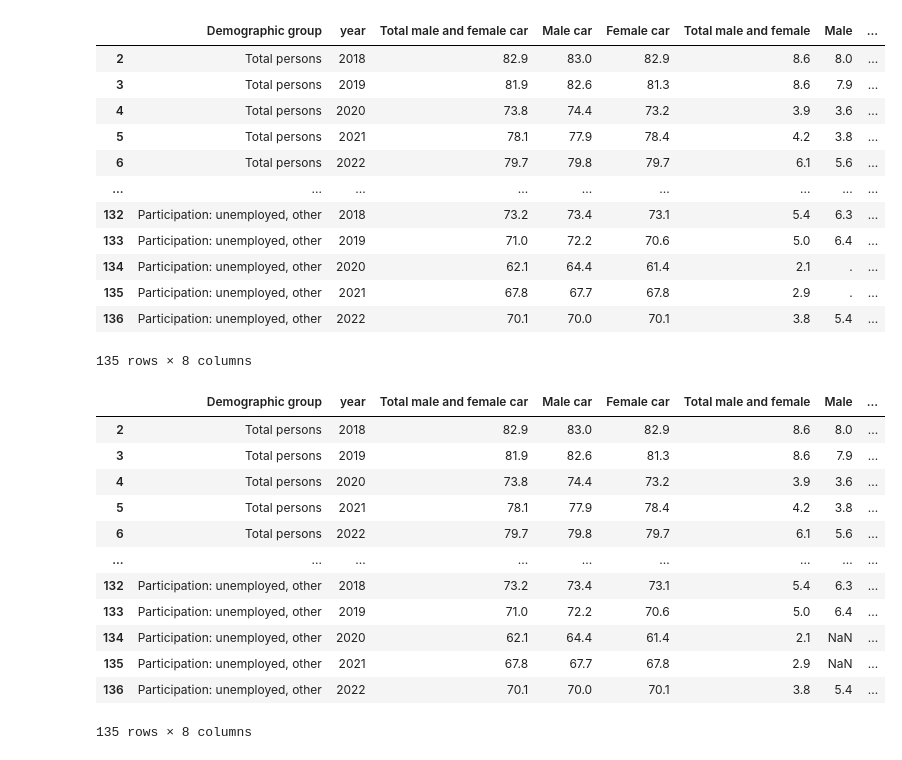
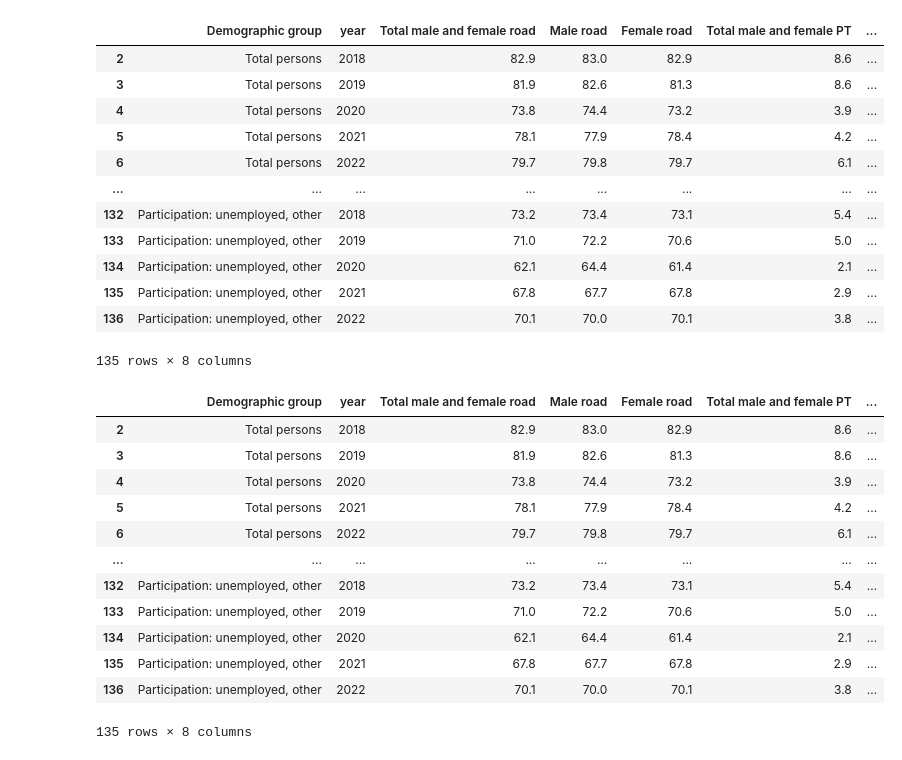
Before and after one commit to YvainRedon/TIL6010-LabAssignments, a Jupyter notebook: Project/Import file code.ipynb, the cells around one changed output. Saved outputs shown, nothing was run; the diff lists cells and outputs as text; code cells hidden in the pictures.

```diff
--- a/Project/Import file code.ipynb
+++ b/Project/Import file code.ipynb
@@ -4,30 +4,32 @@ import plotly.express as px
 # %%
 df = pd.read_csv('Project_dataset_1.csv')
 
 for index in range(1,len(df.columns)):
     if index < 5 and index > 1:
-        mode = ' car'
+        mode = ' road'
+    elif index > 4:
+        mode = ' PT'
     else:
         mode = ''
     df = df.rename({ df.columns[index] : df.iloc[0, index]+mode}, axis = 1)
 df = df.drop(df.index[0:2], axis = 0)
 df = df.rename({'Unnamed: 0' : 'Demographic group'}, axis = 1)
 df = df.rename({'Sex' : 'year'}, axis = 1)
 df = df.drop(137, axis = 0)
 df
 # %% [output]
-|  | Demographic group | year | Total male and female car | Male car | Female car | Total male and female | Male | ... |
-| 2 | Total persons | 2018 | 82.9 | 83.0 | 82.9 | 8.6 | 8.0 | ... |
-| 3 | Total persons | 2019 | 81.9 | 82.6 | 81.3 | 8.6 | 7.9 | ... |
-| 4 | Total persons | 2020 | 73.8 | 74.4 | 73.2 | 3.9 | 3.6 | ... |
-| 5 | Total persons | 2021 | 78.1 | 77.9 | 78.4 | 4.2 | 3.8 | ... |
-| 6 | Total persons | 2022 | 79.7 | 79.8 | 79.7 | 6.1 | 5.6 | ... |
-| ... | ... | ... | ... | ... | ... | ... | ... | ... |
-| 132 | Participation: unemployed, other | 2018 | 73.2 | 73.4 | 73.1 | 5.4 | 6.3 | ... |
-| 133 | Participation: unemployed, other | 2019 | 71.0 | 72.2 | 70.6 | 5.0 | 6.4 | ... |
-| 134 | Participation: unemployed, other | 2020 | 62.1 | 64.4 | 61.4 | 2.1 | . | ... |
-| 135 | Participation: unemployed, other | 2021 | 67.8 | 67.7 | 67.8 | 2.9 | . | ... |
-| 136 | Participation: unemployed, other | 2022 | 70.1 | 70.0 | 70.1 | 3.8 | 5.4 | ... |
+|  | Demographic group | year | Total male and female road | Male road | Female road | Total male and female PT | ... |
+| 2 | Total persons | 2018 | 82.9 | 83.0 | 82.9 | 8.6 | ... |
+| 3 | Total persons | 2019 | 81.9 | 82.6 | 81.3 | 8.6 | ... |
+| 4 | Total persons | 2020 | 73.8 | 74.4 | 73.2 | 3.9 | ... |
+| 5 | Total persons | 2021 | 78.1 | 77.9 | 78.4 | 4.2 | ... |
+| 6 | Total persons | 2022 | 79.7 | 79.8 | 79.7 | 6.1 | ... |
+| ... | ... | ... | ... | ... | ... | ... | ... |
+| 132 | Participation: unemployed, other | 2018 | 73.2 | 73.4 | 73.1 | 5.4 | ... |
+| 133 | Participation: unemployed, other | 2019 | 71.0 | 72.2 | 70.6 | 5.0 | ... |
+| 134 | Participation: unemployed, other | 2020 | 62.1 | 64.4 | 61.4 | 2.1 | ... |
+| 135 | Participation: unemployed, other | 2021 | 67.8 | 67.7 | 67.8 | 2.9 | ... |
+| 136 | Participation: unemployed, other | 2022 | 70.1 | 70.0 | 70.1 | 3.8 | ... |
 135 rows × 8 columns
 # %%
 for row in range(df.shape[0]):
@@ -35,16 +37,16 @@ for row in range(df.shape[0]):
         df.iloc[row,column] = pd.to_numeric(df.iloc[row,column], errors='coerce')
 df
 # %% [output]
-|  | Demographic group | year | Total male and female car | Male car | Female car | Total male and female | Male | ... |
-| 2 | Total persons | 2018 | 82.9 | 83.0 | 82.9 | 8.6 | 8.0 | ... |
-| 3 | Total persons | 2019 | 81.9 | 82.6 | 81.3 | 8.6 | 7.9 | ... |
-| 4 | Total persons | 2020 | 73.8 | 74.4 | 73.2 | 3.9 | 3.6 | ... |
-| 5 | Total persons | 2021 | 78.1 | 77.9 | 78.4 | 4.2 | 3.8 | ... |
-| 6 | Total persons | 2022 | 79.7 | 79.8 | 79.7 | 6.1 | 5.6 | ... |
-| ... | ... | ... | ... | ... | ... | ... | ... | ... |
-| 132 | Participation: unemployed, other | 2018 | 73.2 | 73.4 | 73.1 | 5.4 | 6.3 | ... |
-| 133 | Participation: unemployed, other | 2019 | 71.0 | 72.2 | 70.6 | 5.0 | 6.4 | ... |
-| 134 | Participation: unemployed, other | 2020 | 62.1 | 64.4 | 61.4 | 2.1 | NaN | ... |
-| 135 | Participation: unemployed, other | 2021 | 67.8 | 67.7 | 67.8 | 2.9 | NaN | ... |
-| 136 | Participation: unemployed, other | 2022 | 70.1 | 70.0 | 70.1 | 3.8 | 5.4 | ... |
+|  | Demographic group | year | Total male and female road | Male road | Female road | Total male and female PT | ... |
+| 2 | Total persons | 2018 | 82.9 | 83.0 | 82.9 | 8.6 | ... |
+| 3 | Total persons | 2019 | 81.9 | 82.6 | 81.3 | 8.6 | ... |
+| 4 | Total persons | 2020 | 73.8 | 74.4 | 73.2 | 3.9 | ... |
+| 5 | Total persons | 2021 | 78.1 | 77.9 | 78.4 | 4.2 | ... |
+| 6 | Total persons | 2022 | 79.7 | 79.8 | 79.7 | 6.1 | ... |
+| ... | ... | ... | ... | ... | ... | ... | ... |
+| 132 | Participation: unemployed, other | 2018 | 73.2 | 73.4 | 73.1 | 5.4 | ... |
+| 133 | Participation: unemployed, other | 2019 | 71.0 | 72.2 | 70.6 | 5.0 | ... |
+| 134 | Participation: unemployed, other | 2020 | 62.1 | 64.4 | 61.4 | 2.1 | ... |
+| 135 | Participation: unemployed, other | 2021 | 67.8 | 67.7 | 67.8 | 2.9 | ... |
+| 136 | Participation: unemployed, other | 2022 | 70.1 | 70.0 | 70.1 | 3.8 | ... |
 135 rows × 8 columns
```
Also changed, not shown: parts of 13 cells of this notebook.
